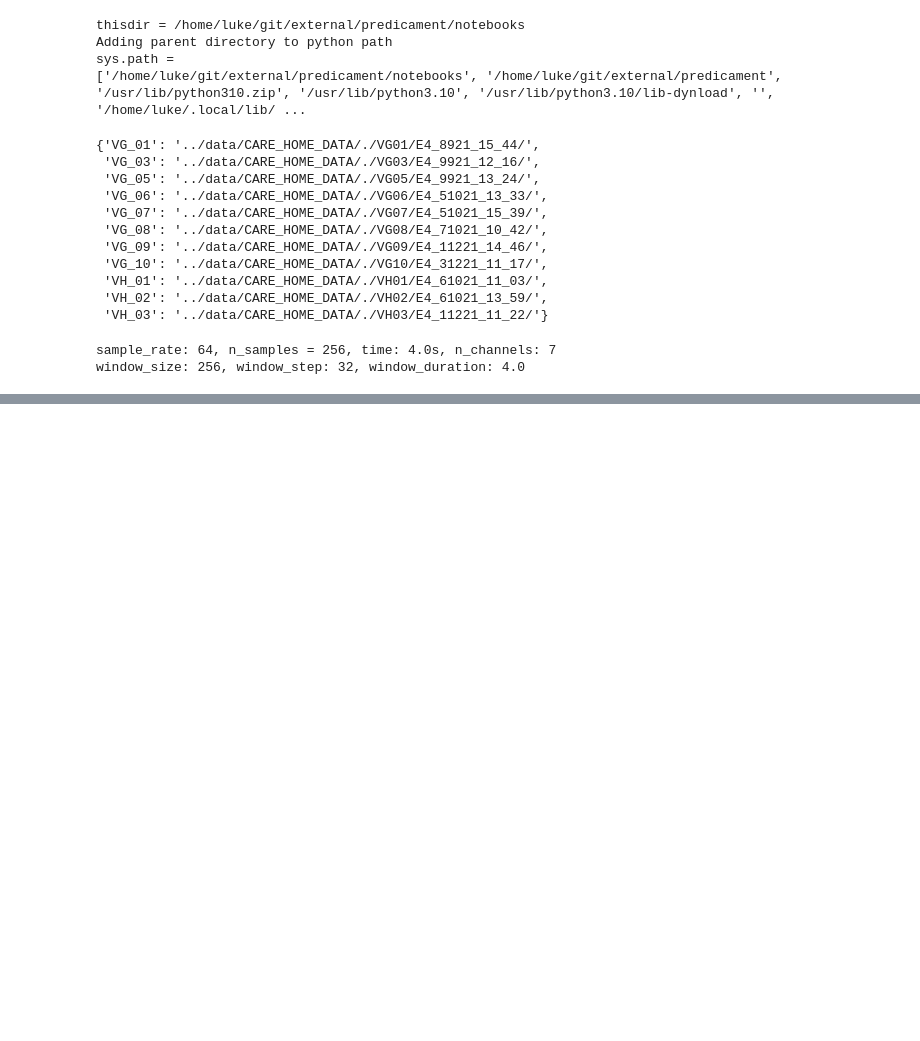
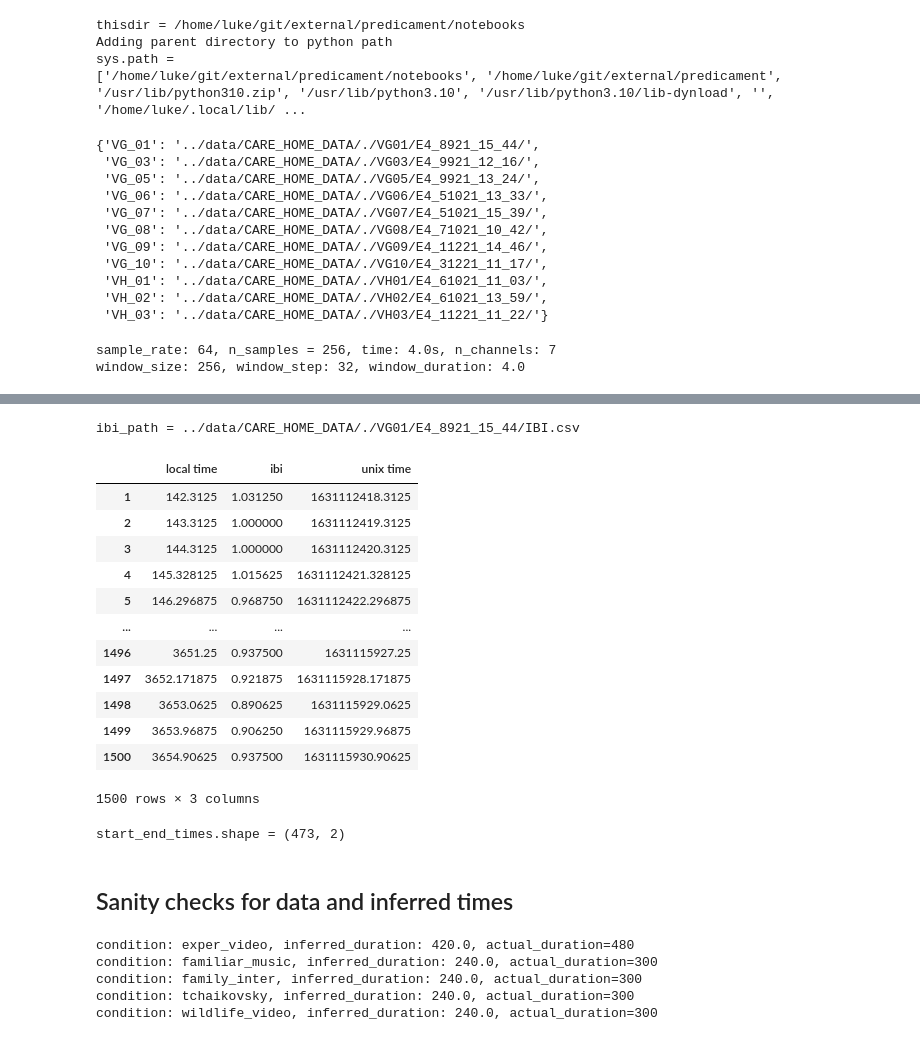
Before and after one commit to lukedickens/predicament, a Jupyter notebook: notebooks/window_timings_and_IBI.ipynb, the cells around one changed output, grey strips where cells are left out. Saved outputs shown, nothing was run; the diff lists cells and outputs as text; code cells hidden in the pictures; blank space fills up the shorter version.

```diff
--- a/notebooks/window_timings_and_IBI.ipynb
+++ b/notebooks/window_timings_and_IBI.ipynb
@@ -187,0 +197,44 @@ len(windoweddf)
+# %%
+## To move to an appropriate module
+# get ibi file for the participant and read+preprocess dataframe
+ibi_path = os.path.join(E4_FULL_DIRPATHS[participant], E4_IBI_FILE)
+print(f"ibi_path = {ibi_path}")
+ibi_df = pd.read_csv(ibi_path, header=None)
+df_t = ibi_df.T
+first_row = df_t.pop(0)
+file_start_time = first_row[0]
+ibi_df = df_t.T
+mapper={0:'local time', 1:'ibi'}
+ibi_df = ibi_df.rename(columns=mapper)
+# the universal times of the beats are the local times
+# plus the universal start time for the file
+ibi_df['unix time'] = ibi_df['local time'] + file_start_time
+
+# get array of unix times from ibi file
+ibi_unix_times = ibi_df['unix time'].to_numpy()
+ibis = ibi_df['ibi'].to_numpy().astype(float)
+
+# successive differences are the differences between inter-beat intervals (ibis)
+successive_differences = np.diff(ibis)
+sd_unix_times = ibi_unix_times[:-1]
+
+# we want to impute the successive difference if there are no
+# data within a given time window. We do this with the median
+# as default value. This also serves as a normaliser if
+# normalisation is required
+median_sd = np.sqrt(np.median(successive_differences**2))
+# %% [output]
+ibi_path = ../data/CARE_HOME_DATA/./VG01/E4_8921_15_44/IBI.csv
+|  | local time | ibi | unix time |
+| 1 | 142.3125 | 1.031250 | 1631112418.3125 |
+| 2 | 143.3125 | 1.000000 | 1631112419.3125 |
+| 3 | 144.3125 | 1.000000 | 1631112420.3125 |
+| 4 | 145.328125 | 1.015625 | 1631112421.328125 |
+| 5 | 146.296875 | 0.968750 | 1631112422.296875 |
+| ... | ... | ... | ... |
+| 1496 | 3651.25 | 0.937500 | 1631115927.25 |
+| 1497 | 3652.171875 | 0.921875 | 1631115928.171875 |
+| 1498 | 3653.0625 | 0.890625 | 1631115929.0625 |
+| 1499 | 3653.96875 | 0.906250 | 1631115929.96875 |
+| 1500 | 3654.90625 | 0.937500 | 1631115930.90625 |
+1500 rows × 3 columns
@@ -187,0 +290,34 @@ len(windoweddf)
+# %%
+normed_rmssds = getrmssds_for_participant_condition(
+        participant, condition_id, featureddf, successive_differences, sd_unix_times,
+        median_sd, norm_result=True)
+# %% [output]
+start_end_times.shape = (473, 2)
+# %% [markdown]
+## Sanity checks for data and inferred times
+# %%
+# check inferred times match with true times
+participant = 'VG_01'
+timeformat = '%H:%M:%S'
+from datetime import datetime
+event_details = pd.read_csv('../data/CARE_HOME_DATA/event_details.csv')
+label_mapping.sort()
+for condition_id, condition_name in enumerate(label_mapping):
+    focaldf = featureddf[(featureddf['participant']== participant)&(featureddf['condition']== condition_id)]
+    max_index = focaldf['window index'].max()
+    inferred_duration = max_index*window_step/sample_rate + window_duration
+    filter_ = event_details['partID'] == participant
+    filter_ &= event_details['event'] == condition_name
+    start_end = event_details.loc[filter_,['start','end']].to_numpy()[0]
+    t0  = datetime.strptime(start_end[0], timeformat)
+    t1  = datetime.strptime(start_end[1], timeformat)
+    delta = t1-t0
+    print(f"condition: {condition_name}, inferred_duration: {inferred_duration}, actual_duration={delta.seconds}")
+    if not np.isclose(inferred_duration+60, delta.seconds):
+        print("Ooops")
+# %% [output]
+condition: exper_video, inferred_duration: 420.0, actual_duration=480
+condition: familiar_music, inferred_duration: 240.0, actual_duration=300
+condition: family_inter, inferred_duration: 240.0, actual_duration=300
+condition: tchaikovsky, inferred_duration: 240.0, actual_duration=300
+condition: wildlife_video, inferred_duration: 240.0, actual_duration=300
```
Also changed, not shown: parts of 20 cells of this notebook, 4 other files.
